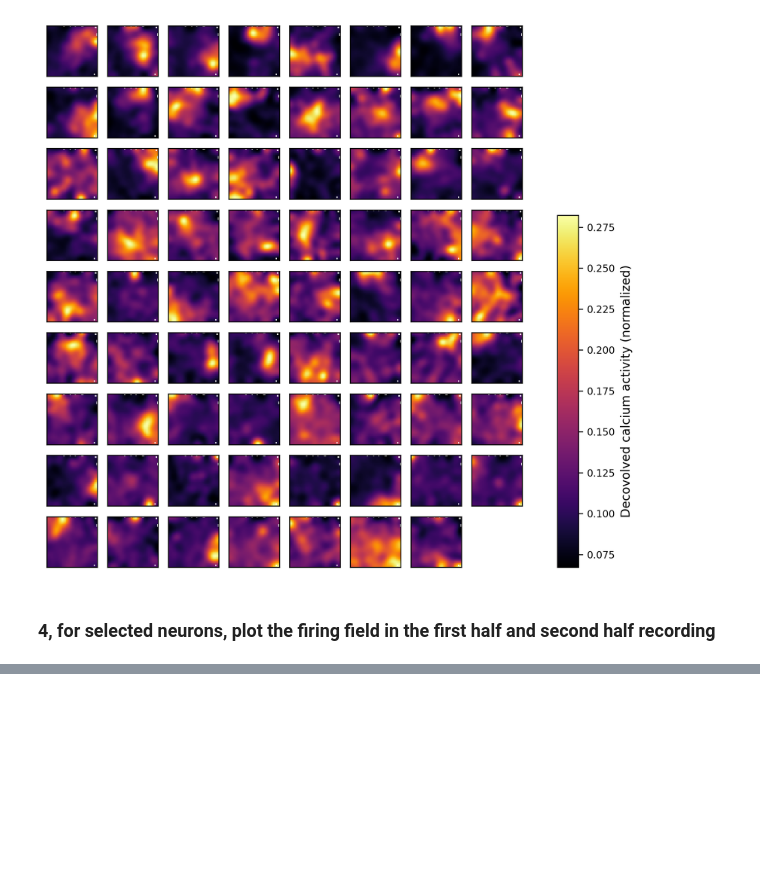
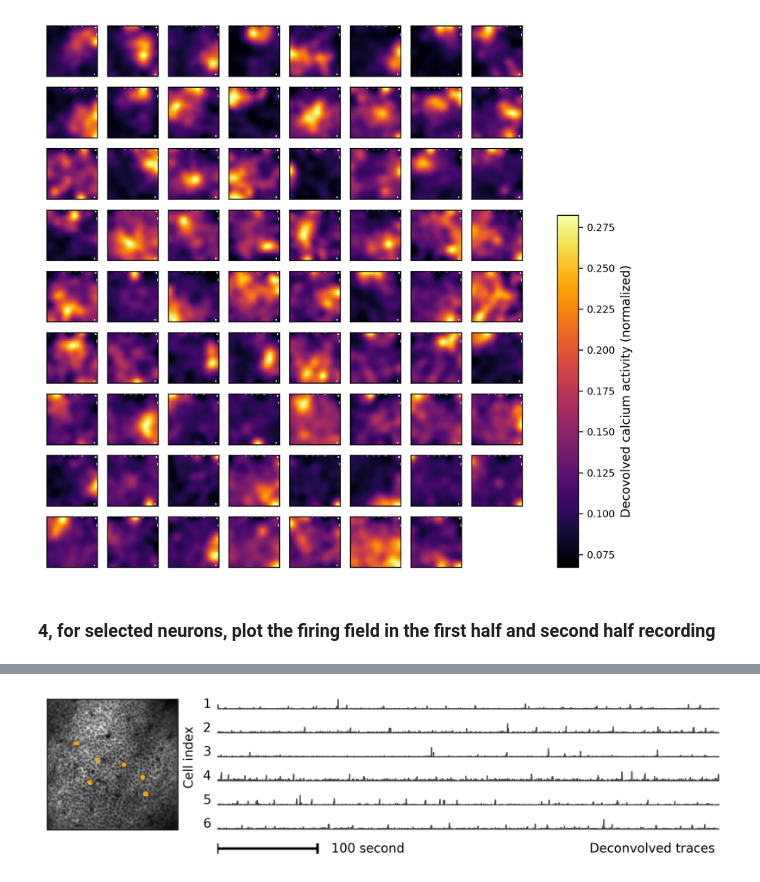
Before and after one commit to ZilongJi/2D2P, a Jupyter notebook: analysis_notebook/getfiringfield.ipynb, the cells around one changed output, grey strips where cells are left out. Drawn from its saved outputs; the diff is of its cells as text; code cells hidden in the pictures; blank space fills up the shorter version.

```diff
--- a/analysis_notebook/getfiringfield.ipynb
+++ b/analysis_notebook/getfiringfield.ipynb
@@ -249,0 +262,84 @@ for i in valid_maps.keys():
+# %%
+#select the first N neurons
+N = 6
+keys = list(valid_maps.keys())[:N]
+frame_length = 15000
+
+#plot the traces of these 10 neurons
+#each in a subplot
+fig = plt.figure(figsize=(8, 2), dpi=300)
+labelsize = 10
+ticksize = 8
+
+gs = GridSpec(N+1, 2, width_ratios=[1,3])
+
+#on the left show the mean image
+ax = fig.add_subplot(gs[:N, 0])
+meanImage = ops['meanImg']
+#transfer to RGB image
+meanImage = np.stack((meanImage,)*3, axis=-1)
+#normalize to [0,255] and change to uint8
+meanImage = (meanImage-np.min(meanImage))/(np.max(meanImage)-np.min(meanImage))*255
+meanImage = meanImage.astype(np.uint8)
+#ticks off
+ax.set_xticks([]); ax.set_yticks([])
+#for each of the N neurons, mark the pixels as red
+for i, k in enumerate(keys):
+    #get the x and y coordinates of the neuron
+    x = stats[k]['xpix']
+    y = stats[k]['ypix']
+    #mark the pixels as orange, but 50% transparent
+    meanImage[x, y, :] =  [255, 165, 0]
+
+ax.imshow(meanImage)
+
+for i, k in enumerate(keys):
+    ax = fig.add_subplot(gs[i, 1:])
+    ax.plot(np.arange(frame_length), spks[k][:frame_length], color='k', linewidth=1, alpha=0.7)
+    ax.set_xticks([]); ax.set_yticks([])
+    #box invisible
+    ax.spines['top'].set_visible(False)
+    ax.spines['right'].set_visible(False)
+    ax.spines['bottom'].set_visible(False)
+    ax.spines['left'].set_visible(False)
+    #ylabel and move it down a bit to align with the bottom edge of the subplot
+    #plt.ylabel(str(k+1), fontsize=labelsize, rotation=0, labelpad=10)
+    ax.set_ylabel(str(k+1), fontsize=labelsize, rotation=0, labelpad=10)
+    #adjust the ylabel to move it down
+    #plt.gca().yaxis.set_label_coords(-0.02, -0.1)
+    ax.yaxis.set_label_coords(-0.02, -0.1)
+    #xlim
+    #plt.xlim([0, frame_length])
+    ax.set_xlim([0, frame_length])
+
+
+#add a horizontal line to mark the time length of 100 seconds, whcih equals to 3000 frames
+#show with equal
+ax = fig.add_subplot(gs[N, 1:])
+ax.plot([0, 30*100], [0, 0], color='k', linewidth=2, alpha=1)
+#add two short veritcal lines to mark the beginning and end of the 100 seconds
+ax.plot([0, 0], [-0.05, 0.05], color='k', linewidth=2, alpha=1)
+ax.plot([30*100, 30*100], [-0.05, 0.05], color='k', linewidth=2, alpha=1)
+#box invisible
+ax.spines['top'].set_visible(False)
+ax.spines['right'].set_visible(False)
+ax.spines['bottom'].set_visible(False)
+ax.spines['left'].set_visible(False)
+#xy ticks off
+ax.set_xticks([]); ax.set_yticks([])
+#xlim
+ax.set_xlim([0, frame_length])
+#add text below the line
+ax.text(4500, -0.04, '100 second', fontsize=labelsize, horizontalalignment='center')
+ax.text(frame_length-2000, -0.04, 'Deconvolved traces', fontsize=labelsize, horizontalalignment='center')
+
+#add a sup title on the left side of all plots
+# plt.suptitle('Cell index', fontsize=labelsize,  rotation='vertical', x=0.0, y=0.52)
+fig.text(0.23, 0.45, 'Cell index', fontsize=labelsize,  rotation='vertical')
+
+plt.tight_layout()
+
+savefolder = os.path.join(datafolder, 'UnrotTiff', '2D2P')
+plt.savefig(os.path.join(savefolder, 'deconvolved_traces.pdf'), dpi=300, bbox_inches='tight')
+# %% [output]
+[figure, added]
```
Also changed, not shown: parts of 10 cells of this notebook, 10 other files.
